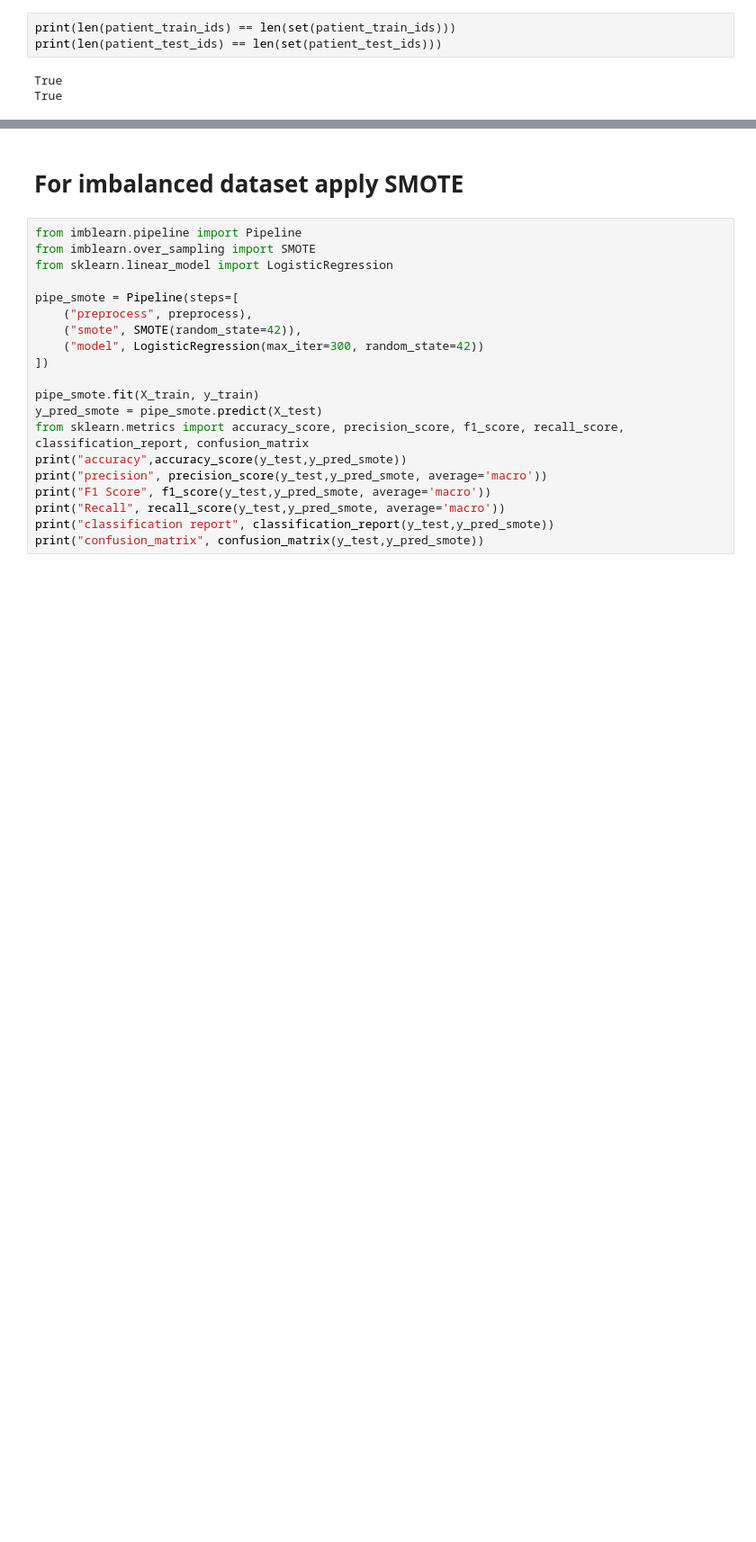
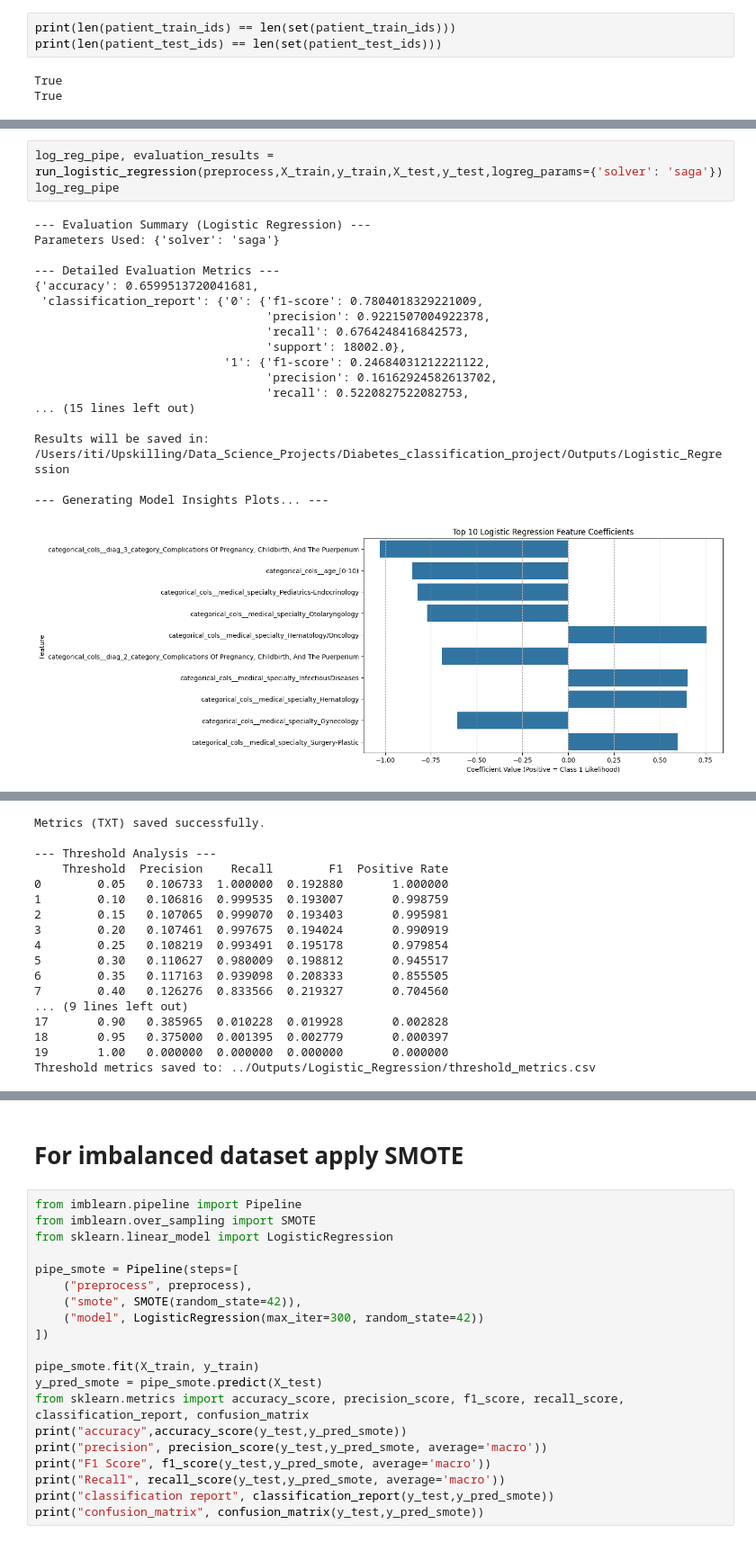
Before and after one commit to itigupta2429/Diabetes_classification_project, a Jupyter notebook: Notebooks/02_modelling_V2.ipynb, the cells around one changed output, grey strips where cells are left out. Shown at 90% size. Saved outputs shown, nothing was run; the diff lists cells and outputs as text; blank space fills up the shorter version.

Commit message:
Update diabetes readmission pipeline.

```diff
--- a/Notebooks/02_modelling_V2.ipynb
+++ b/Notebooks/02_modelling_V2.ipynb
@@ -329,0 +436,22 @@ Confusion Matrix:
+# %%
+log_reg_pipe, evaluation_results = run_logistic_regression(preprocess,X_train,y_train,X_test,y_test,logreg_params={'solver': 'saga'})
+log_reg_pipe
+# %% [output]
+--- Evaluation Summary (Logistic Regression) ---
+Parameters Used: {'solver': 'saga'}
+
+--- Detailed Evaluation Metrics ---
+{'accuracy': 0.6599513720041681,
+ 'classification_report': {'0': {'f1-score': 0.7804018329221009,
+                                 'precision': 0.9221507004922378,
+                                 'recall': 0.6764248416842573,
+                                 'support': 18002.0},
+                           '1': {'f1-score': 0.24684031212221122,
+                                 'precision': 0.16162924582613702,
+                                 'recall': 0.5220827522082753,
+... (15 lines left out)
+
+Results will be saved in: /Users/iti/Upskilling/Data_Science_Projects/Diabetes_classification_project/Outputs/Logistic_Regression
+
+--- Generating Model Insights Plots... ---
+[figure, added]
@@ -329,0 +459,17 @@ Confusion Matrix:
+Metrics (TXT) saved successfully.
+
+--- Threshold Analysis ---
+    Threshold  Precision    Recall        F1  Positive Rate
+0        0.05   0.106733  1.000000  0.192880       1.000000
+1        0.10   0.106816  0.999535  0.193007       0.998759
+2        0.15   0.107065  0.999070  0.193403       0.995981
+3        0.20   0.107461  0.997675  0.194024       0.990919
+4        0.25   0.108219  0.993491  0.195178       0.979854
+5        0.30   0.110627  0.980009  0.198812       0.945517
+6        0.35   0.117163  0.939098  0.208333       0.855505
+7        0.40   0.126276  0.833566  0.219327       0.704560
+... (9 lines left out)
+17       0.90   0.385965  0.010228  0.019928       0.002828
+18       0.95   0.375000  0.001395  0.002779       0.000397
+19       1.00   0.000000  0.000000  0.000000       0.000000
+Threshold metrics saved to: ../Outputs/Logistic_Regression/threshold_metrics.csv
```
Also changed, not shown: parts of 11 cells of this notebook, 3 other files.
